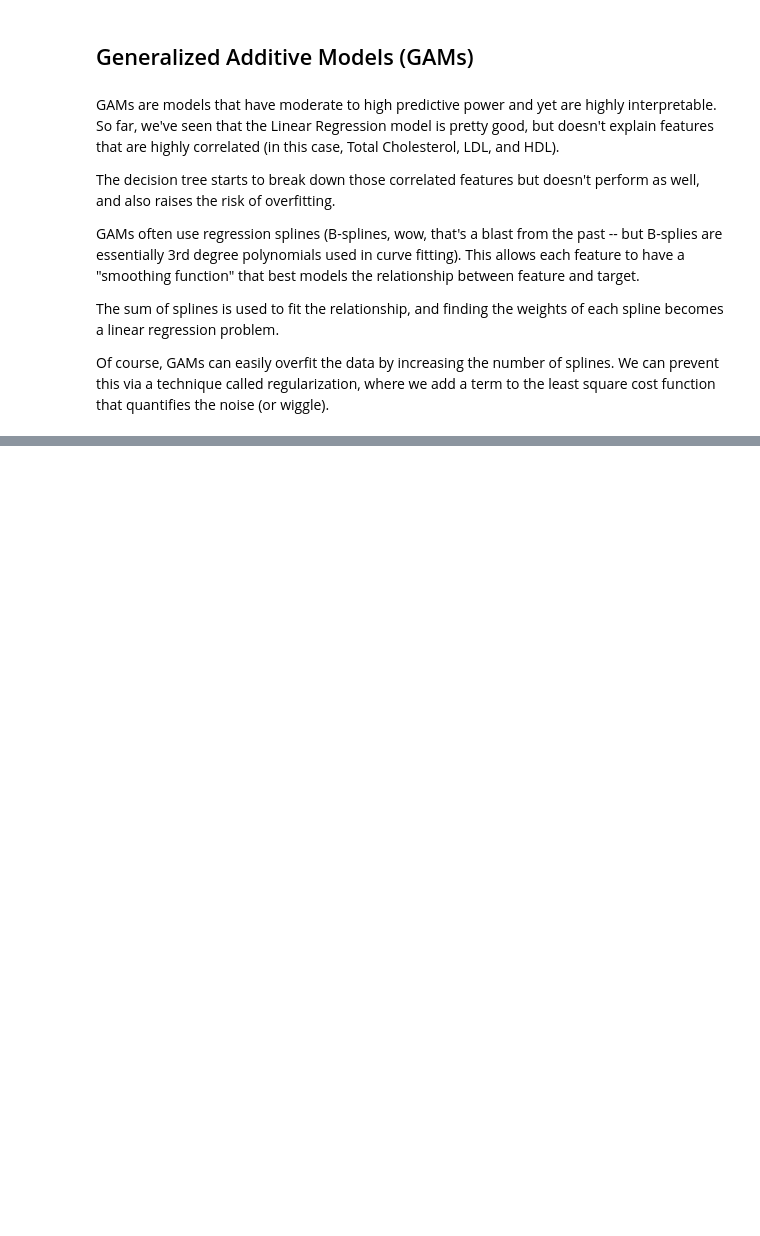
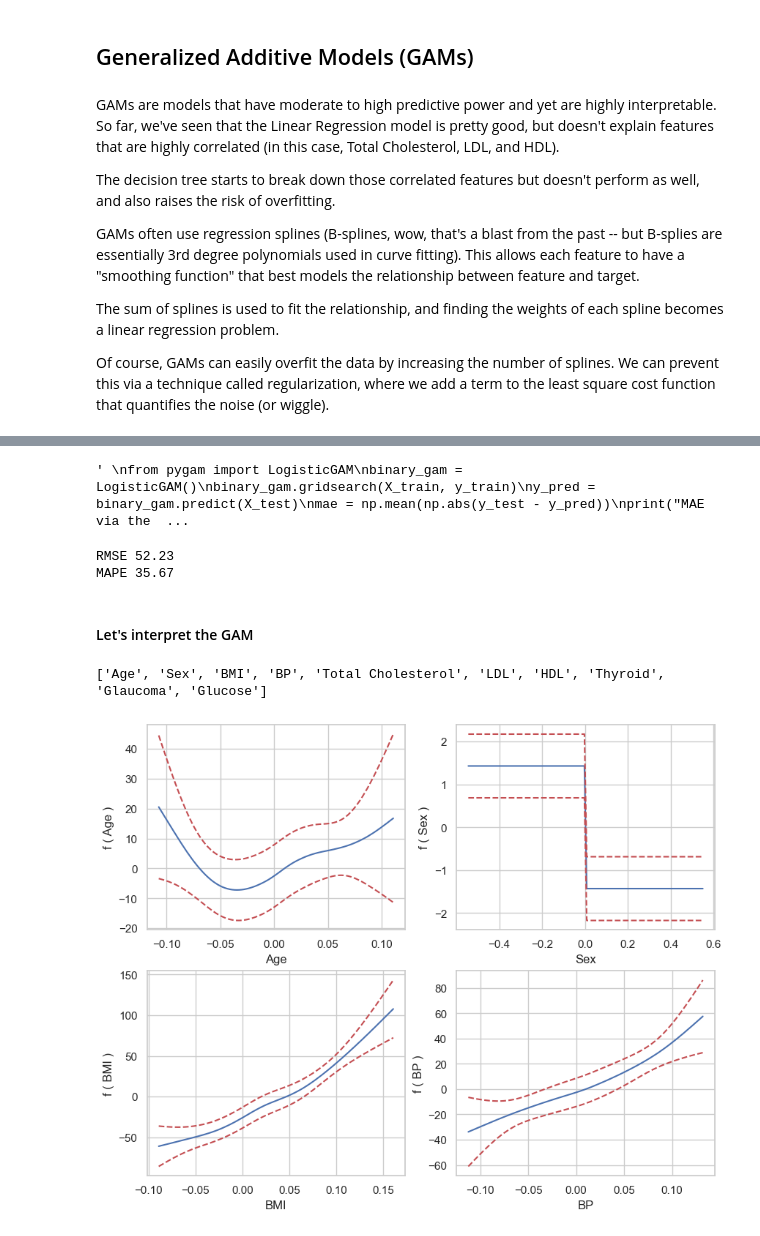
Before and after one commit to jcarlson23/generative-ai-explorations, a Jupyter notebook: chap3/white-box-models.ipynb, the cells around one changed output, grey strips where cells are left out. Saved outputs shown, nothing was run; the diff lists cells and outputs as text; code cells hidden in the pictures; blank space fills up the shorter version.

```diff
--- a/chap3/white-box-models.ipynb
+++ b/chap3/white-box-models.ipynb
@@ -346,0 +348,42 @@ print("MAE is %4.2f" % mae)
+# %%
+# another way to train a binary classifier is through a GAM
+"""
+from pygam import LogisticGAM
+binary_gam = LogisticGAM()
+binary_gam.gridsearch(X_train, y_train)
+y_pred = binary_gam.predict(X_test)
+mae = np.mean(np.abs(y_test - y_pred))
+print("MAE via the binary classifier is %4.2f" % mae)
+"""
+# not exercising this because the 'gridsearch' needs the data in the range of a logistic function [0,1]
+# %% [output]
+' \nfrom pygam import LogisticGAM\nbinary_gam = LogisticGAM()\nbinary_gam.gridsearch(X_train, y_train)\ny_pred = binary_gam.predict(X_test)\nmae = np.mean(np.abs(y_test - y_pred))\nprint("MAE via the  ...
+# %%
+rmse = math.sqrt(mean_squared_error(y_test, y_pred))
+print("RMSE %4.2f" % rmse)
+
+mape = np.mean(np.abs(y_test - y_pred) / y_test) * 100
+print("MAPE %4.2f" % mape)
+# %% [output]
+RMSE 52.23
+MAPE 35.67
+# %% [markdown]
+#### Let's interpret the GAM
+# %%
+print(feature_names)
+
+grid_locs1 = [(0, 0), (0, 1),
+              (1, 0), (1, 1)]
+fig, ax = plt.subplots(2, 2, figsize=(10, 8))
+for i, feature in enumerate(feature_names[:4]):
+    gl = grid_locs1[i]
+    XX = gam.generate_X_grid(term=i)
+    ax[gl[0], gl[1]].plot(XX[:, i], gam.partial_dependence(term=i, X=XX))
+    ax[gl[0], gl[1]].plot(XX[:, i], gam.partial_dependence(term=i, X=XX, width=.95)[1], c='r', ls='--')
+    ax[gl[0], gl[1]].set_xlabel('%s' % feature)
+    ax[gl[0], gl[1]].set_ylabel('f ( %s )' % feature)
+fig.savefig('gam_pdp_first_four_features.png', dpi=300, bbox_inches='tight');
+fig.savefig('gam_pdp_first_four_features.pdf', format='pdf', dpi=300, bbox_inches='tight');
+# %% [output]
+['Age', 'Sex', 'BMI', 'BP', 'Total Cholesterol', 'LDL', 'HDL', 'Thyroid', 'Glaucoma', 'Glucose']
+[figure, added]
```
Also changed, not shown: parts of 4 cells of this notebook, 11 other files.
